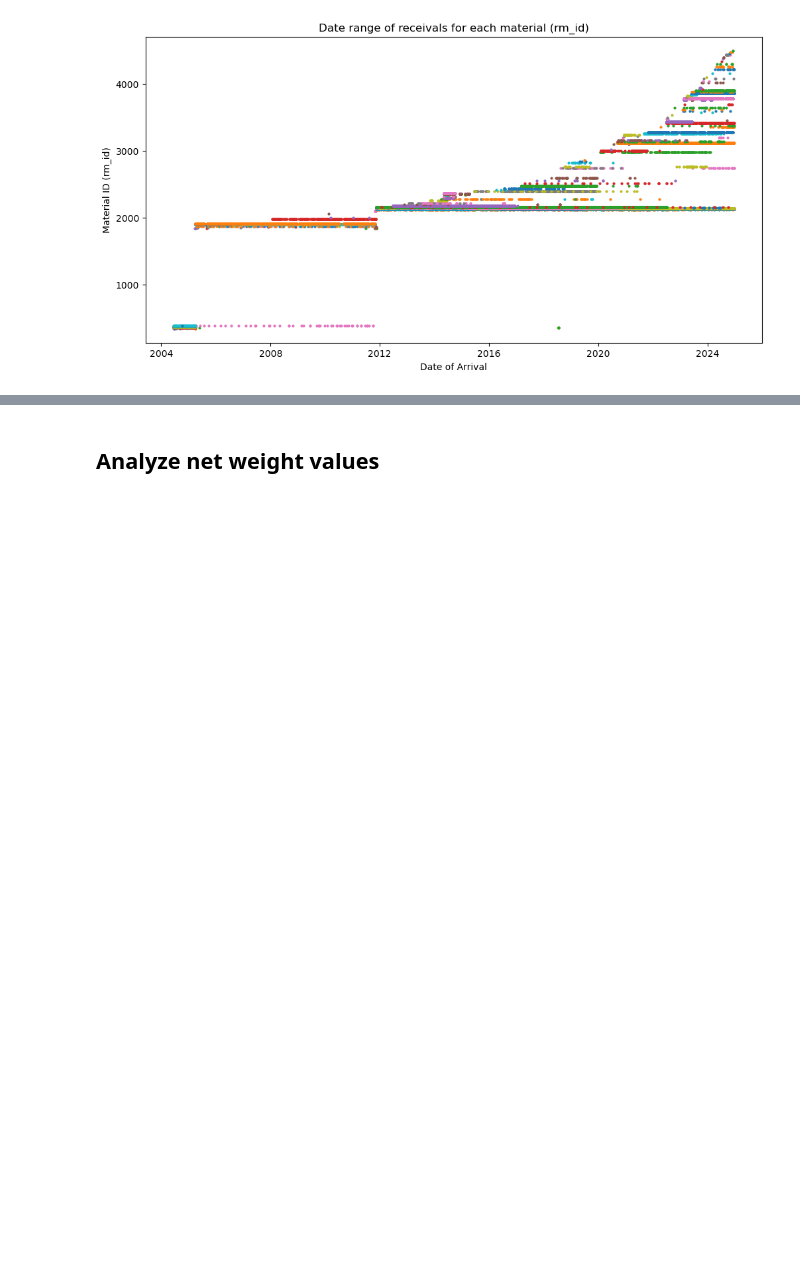
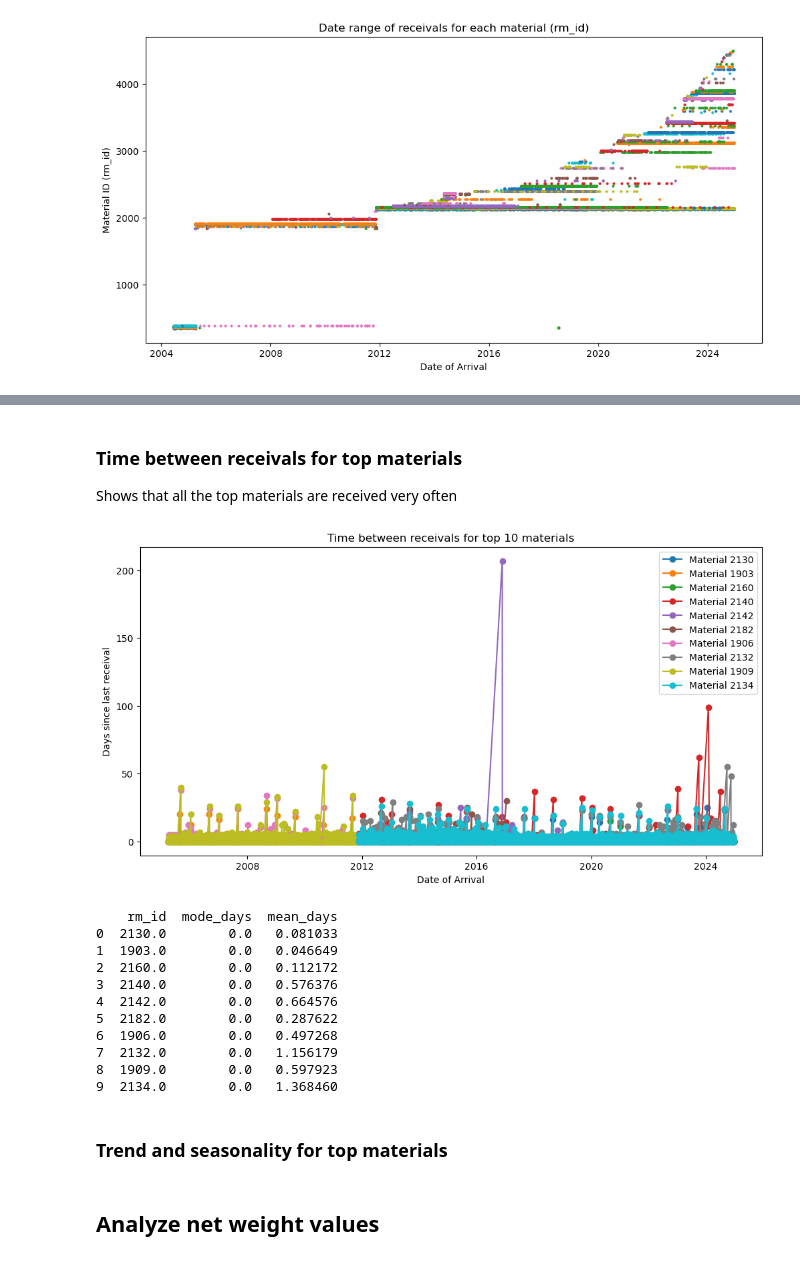
Before and after one commit to almaanthonisen/TDT4173-Machine-Learning, a Jupyter notebook: notebooks/dev/EDA.ipynb, the cells around one changed output, grey strips where cells are left out. Cells and saved outputs as stored; diff of their text form; code cells hidden in the pictures; blank space fills up the shorter version.

```diff
--- a/notebooks/dev/EDA.ipynb
+++ b/notebooks/dev/EDA.ipynb
@@ -258,3 +437,48 @@ Average timespan for a material to be delivered: 1103.3 days (~3.0 years)
+# %% [markdown]
+### Time between receivals for top materials
+
+Shows that all the top materials are received very often
+# %%
+# Plot time between receivals for top K materials, one line per material
+K = 10
+top_k_materials = receivals["rm_id"].value_counts().nlargest(K).index
+plt.figure(figsize=(12,6))
+for rm_id in top_k_materials:
+    material_df = receivals[receivals["rm_id"] == rm_id].sort_values("date_arrival")
+    time_diff_days = material_df["date_arrival"].diff().dt.days
+    plt.plot(material_df["date_arrival"], time_diff_days, marker='o', linestyle='-', label=f"Material {int(rm_id)}")
+plt.title(f"Time between receivals for top {K} materials")
+plt.xlabel("Date of Arrival")
+plt.ylabel("Days since last receival")
+plt.legend()
+plt.show()
+
+# Mode, average of time between receivals for top K materials
+time_stats = []
+for rm_id in top_k_materials:
+    material_df = receivals[receivals["rm_id"] == rm_id].sort_values("date_arrival")
+    time_diff_days = material_df["date_arrival"].diff().dt.days.dropna()
+    if not time_diff_days.empty:
+        mode_days = time_diff_days.mode()[0]
+        mean_days = time_diff_days.mean()
+        time_stats.append({"rm_id": rm_id, "mode_days": mode_days, "mean_days": mean_days})
+time_stats_df = pd.DataFrame(time_stats)
+print(time_stats_df)
+# %% [output]
+[figure, added]
+    rm_id  mode_days  mean_days
+0  2130.0        0.0   0.081033
+1  1903.0        0.0   0.046649
+2  2160.0        0.0   0.112172
+3  2140.0        0.0   0.576376
+4  2142.0        0.0   0.664576
+5  2182.0        0.0   0.287622
+6  1906.0        0.0   0.497268
+7  2132.0        0.0   1.156179
+8  1909.0        0.0   0.597923
+9  2134.0        0.0   1.368460
+# %% [markdown]
+### Trend and seasonality for top materials
 # %% [markdown]
 ## Analyze net weight values
 # %% [markdown]
```
Also changed, not shown: parts of 41 cells of this notebook.
